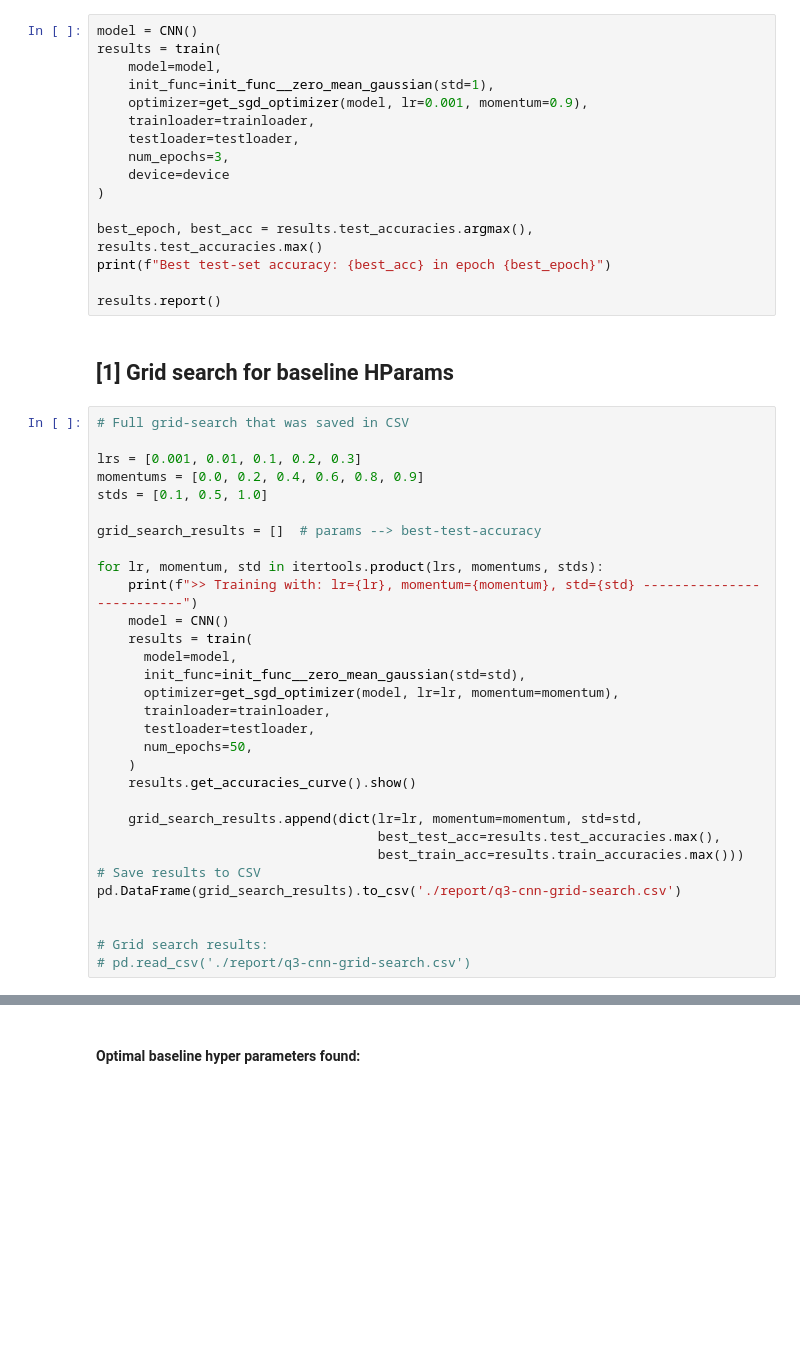
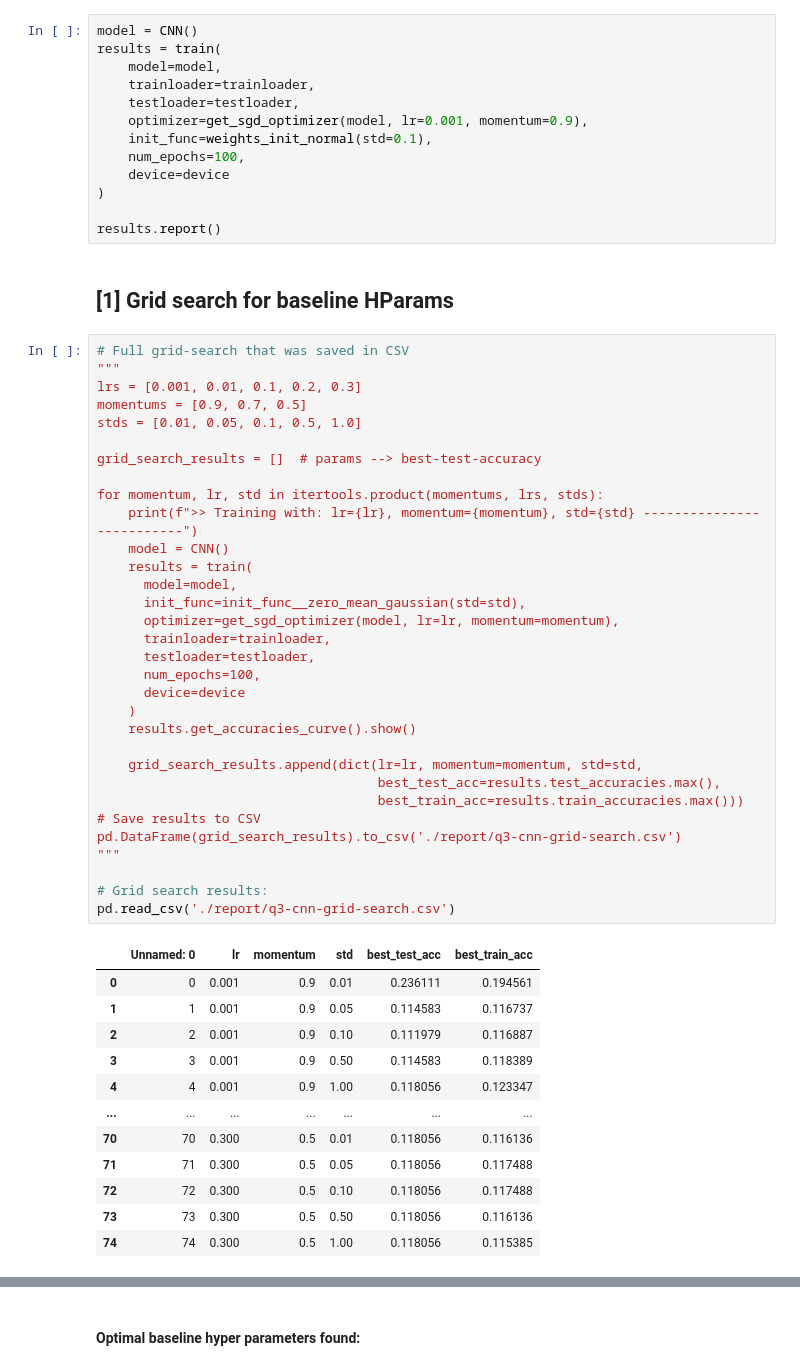
Before and after one commit to matanbt/foundations-dl-exercises, a Jupyter notebook: q3-cnn.ipynb, the cells around one changed output, grey strips where cells are left out. Cells and saved outputs as stored; diff of their text form; blank space fills up the shorter version.

```diff
--- a/q3-cnn.ipynb
+++ b/q3-cnn.ipynb
@@ -74,48 +52,59 @@ def get_optimal_baseline_training_params(hidden_layer_dim: int = 784,
 model = CNN()
 results = train(
     model=model,
-    init_func=init_func__zero_mean_gaussian(std=1),
-    optimizer=get_sgd_optimizer(model, lr=0.001, momentum=0.9),
     trainloader=trainloader,
     testloader=testloader,
-    num_epochs=3,
+    optimizer=get_sgd_optimizer(model, lr=0.001, momentum=0.9),
+    init_func=weights_init_normal(std=0.1),
+    num_epochs=100,
     device=device
 )
 
-best_epoch, best_acc = results.test_accuracies.argmax(), results.test_accuracies.max()
-print(f"Best test-set accuracy: {best_acc} in epoch {best_epoch}")
-
 results.report()
 # %% [markdown]
 ## [1] Grid search for baseline HParams
 # %%
 # Full grid-search that was saved in CSV
-
+"""
 lrs = [0.001, 0.01, 0.1, 0.2, 0.3]
-momentums = [0.0, 0.2, 0.4, 0.6, 0.8, 0.9]
-stds = [0.1, 0.5, 1.0]
+momentums = [0.9, 0.7, 0.5]
+stds = [0.01, 0.05, 0.1, 0.5, 1.0]
 
 grid_search_results = []  # params --> best-test-accuracy
 
-for lr, momentum, std in itertools.product(lrs, momentums, stds):
+for momentum, lr, std in itertools.product(momentums, lrs, stds):
     print(f">> Training with: lr={lr}, momentum={momentum}, std={std} --------------------------")
     model = CNN()
     results = train(
       model=model,
       init_func=init_func__zero_mean_gaussian(std=std),
       optimizer=get_sgd_optimizer(model, lr=lr, momentum=momentum),
       trainloader=trainloader,
       testloader=testloader,
-      num_epochs=50,
+      num_epochs=100,
+      device=device
     )
     results.get_accuracies_curve().show()
 
     grid_search_results.append(dict(lr=lr, momentum=momentum, std=std,
                                     best_test_acc=results.test_accuracies.max(),
                                     best_train_acc=results.train_accuracies.max()))
 # Save results to CSV
 pd.DataFrame(grid_search_results).to_csv('./report/q3-cnn-grid-search.csv')
-
+"""
 
 # Grid search results:
-# pd.read_csv('./report/q3-cnn-grid-search.csv')
+pd.read_csv('./report/q3-cnn-grid-search.csv')
+# %% [output]
+|  | Unnamed: 0 | lr | momentum | std | best_test_acc | best_train_acc |
+| 0 | 0 | 0.001 | 0.9 | 0.01 | 0.236111 | 0.194561 |
+| 1 | 1 | 0.001 | 0.9 | 0.05 | 0.114583 | 0.116737 |
+| 2 | 2 | 0.001 | 0.9 | 0.10 | 0.111979 | 0.116887 |
+| 3 | 3 | 0.001 | 0.9 | 0.50 | 0.114583 | 0.118389 |
+| 4 | 4 | 0.001 | 0.9 | 1.00 | 0.118056 | 0.123347 |
+| ... | ... | ... | ... | ... | ... | ... |
+| 70 | 70 | 0.300 | 0.5 | 0.01 | 0.118056 | 0.116136 |
+| 71 | 71 | 0.300 | 0.5 | 0.05 | 0.118056 | 0.117488 |
+| 72 | 72 | 0.300 | 0.5 | 0.10 | 0.118056 | 0.117488 |
+| 73 | 73 | 0.300 | 0.5 | 0.50 | 0.118056 | 0.116136 |
+| 74 | 74 | 0.300 | 0.5 | 1.00 | 0.118056 | 0.115385 |
```
Also changed, not shown: parts of 21 cells of this notebook.
